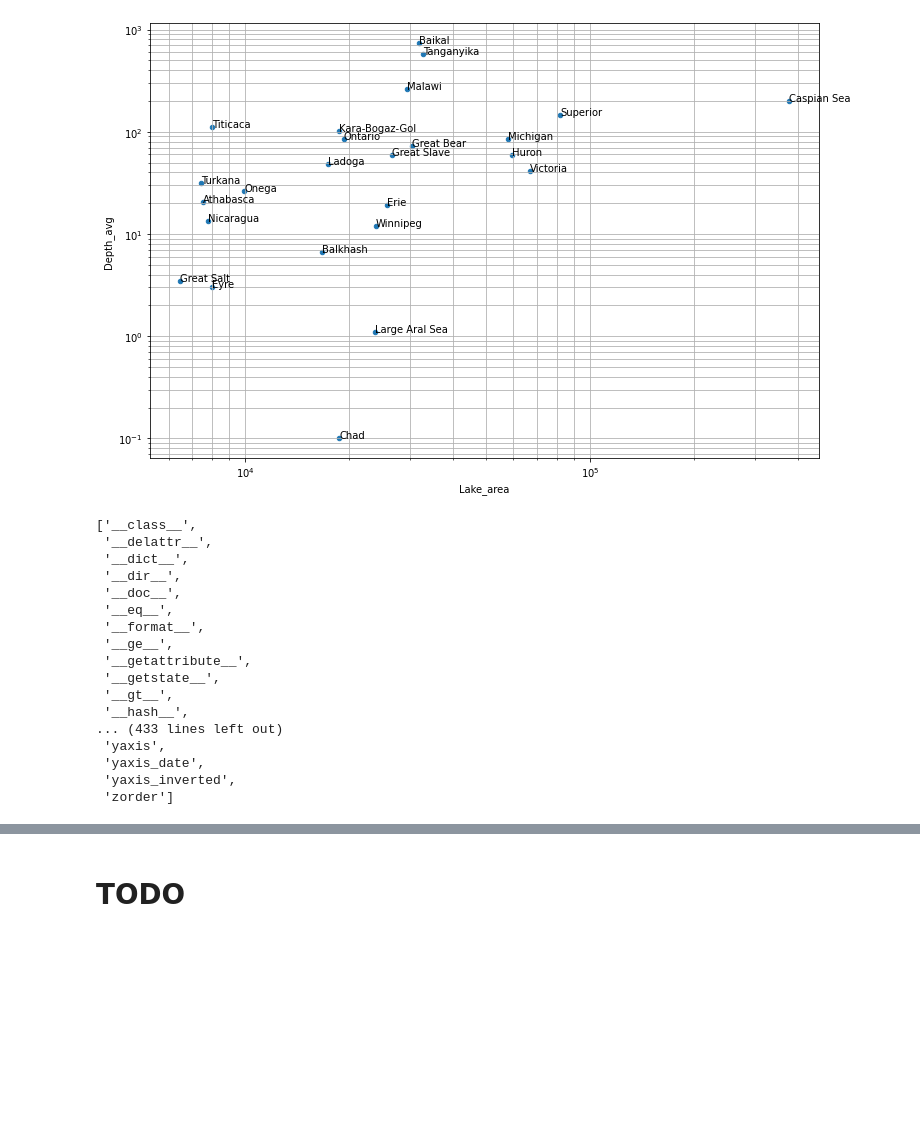
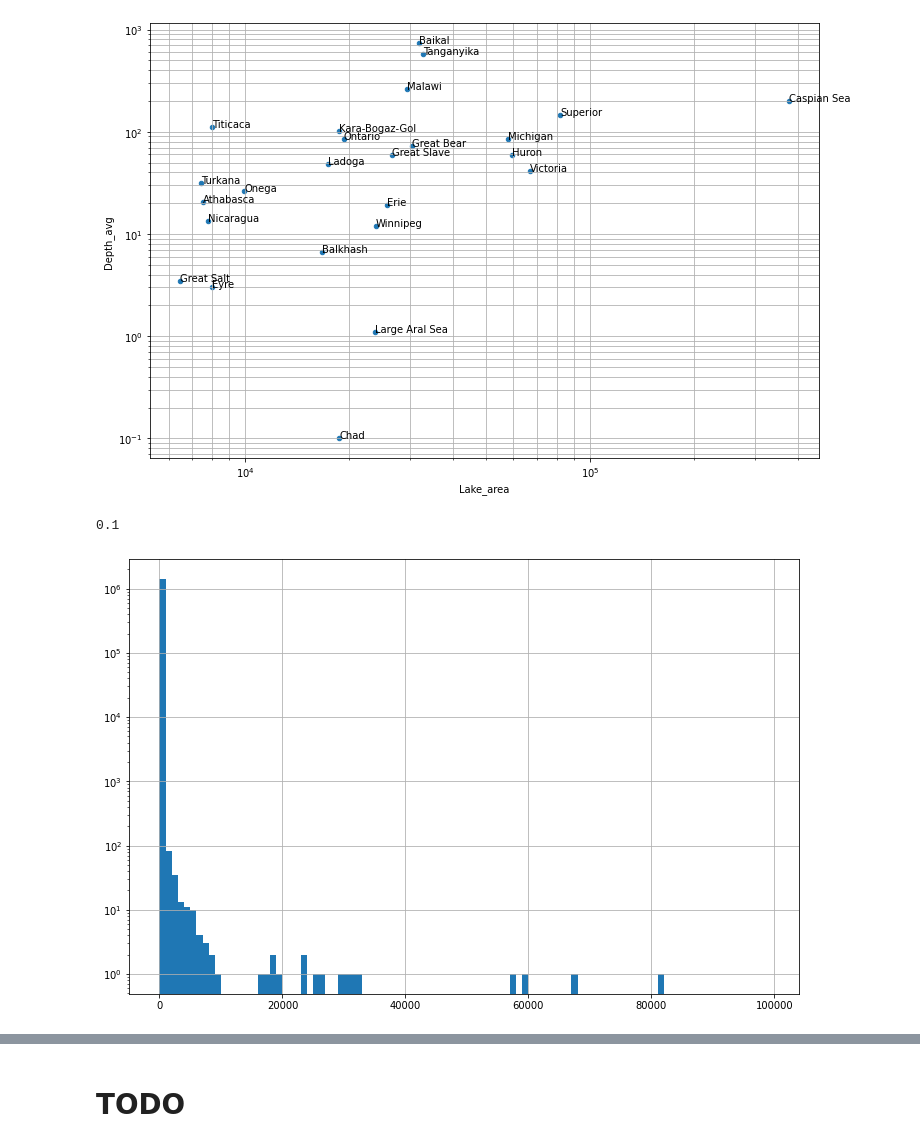
Before and after one commit to ds4geo/ds4geo, a Jupyter notebook: WS 2020 Course Notes/Session 7.ipynb, the cells around one changed output, grey strips where cells are left out. Cells and saved outputs as stored; diff of their text form; code cells hidden in the pictures; blank space fills up the shorter version.

```diff
--- a/WS 2020 Course Notes/Session 7.ipynb
+++ b/WS 2020 Course Notes/Session 7.ipynb
@@ -71,23 +73,13 @@ for i, lake in dat.head(25).iterrows():
   ax.annotate(lake.Lake_name, (lake.Lake_area, lake.Depth_avg))
 # %% [output]
 [figure]
-# %%
-dir(ax)
-# %% [output]
-['__class__',
- '__delattr__',
- '__dict__',
- '__dir__',
- '__doc__',
- '__eq__',
- '__format__',
- '__ge__',
- '__getattribute__',
- '__getstate__',
- '__gt__',
- '__hash__',
-... (433 lines left out)
- 'yaxis',
- 'yaxis_date',
- 'yaxis_inverted',
- 'zorder']
+# %%
+dat.Lake_area.min()
+# %% [output]
+0.1
+# %%
+fig, ax = plt.subplots(figsize=(12,8))
+dat.Lake_area.hist(ax=ax, bins=np.arange(0,100000,1000))
+ax.set_yscale("log")
+# %% [output]
+[figure, added]
```
Also changed, not shown: parts of 4 cells of this notebook.
